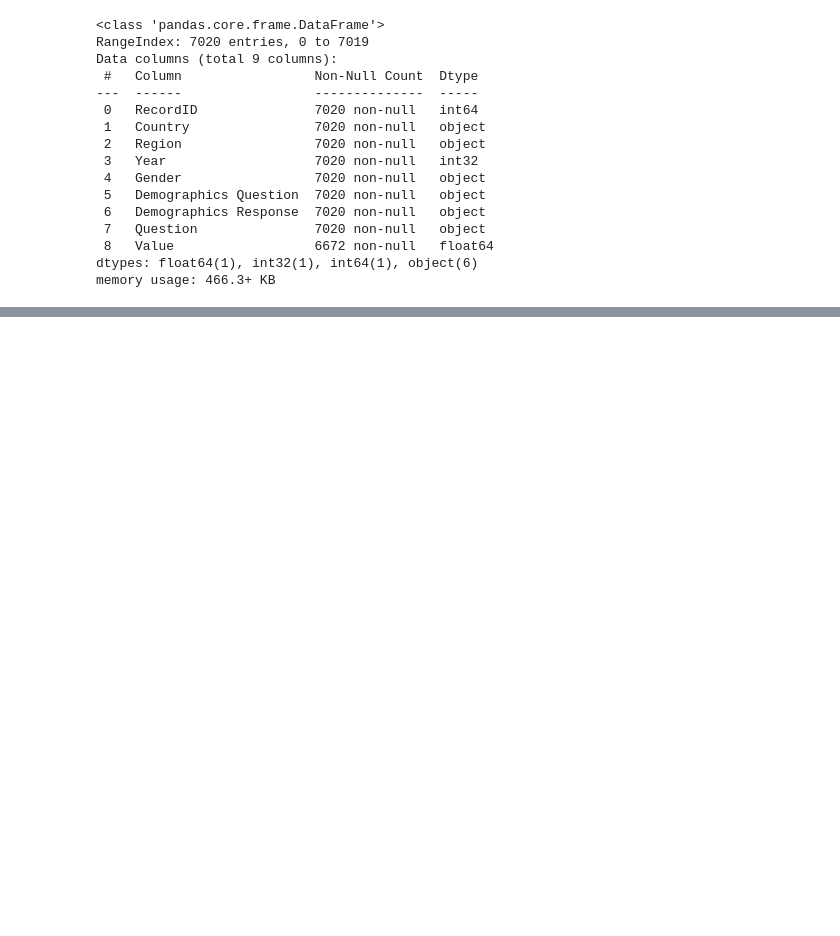
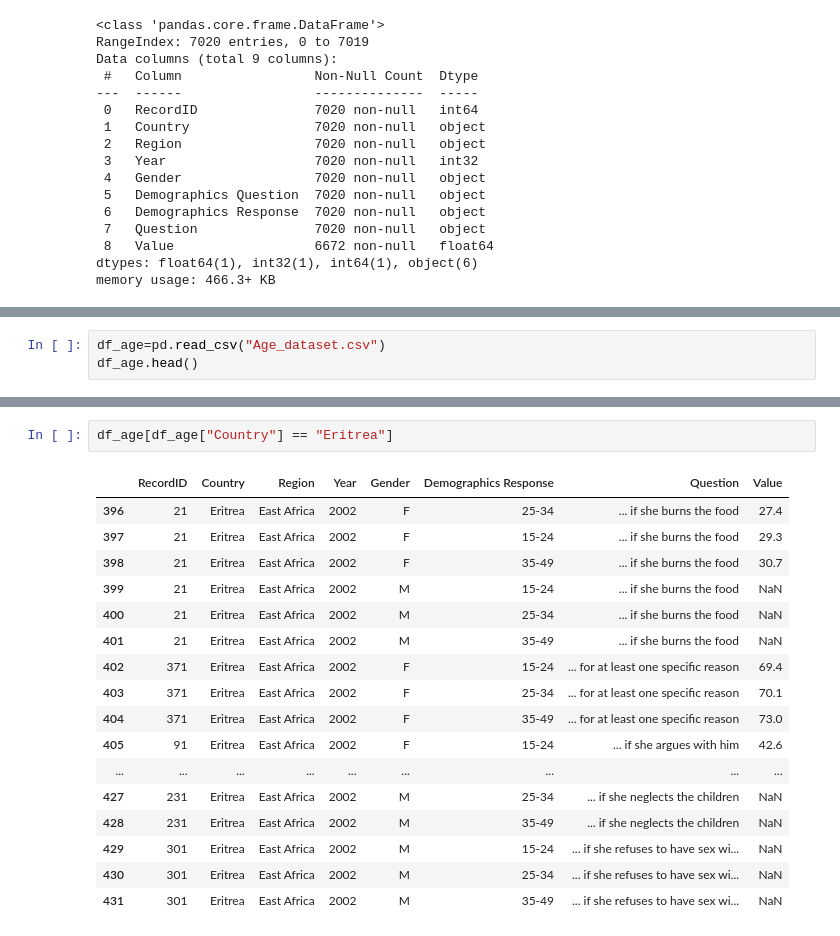
Before and after one commit to MaureenMbugua/Understanding_violence_against_women, a Jupyter notebook: Understanding_violence_against_women.ipynb, the cells around one changed output, grey strips where cells are left out. Saved outputs shown, nothing was run; the diff lists cells and outputs as text; blank space fills up the shorter version.

```diff
--- a/Understanding_violence_against_women.ipynb
+++ b/Understanding_violence_against_women.ipynb
@@ -470,0 +497,3 @@ array(['Higher', 'Secondary', 'Urban', 'Unemployed', 'Never married',
+# %%
+df_age=pd.read_csv("Age_dataset.csv")
+df_age.head()
@@ -470,0 +507,20 @@ array(['Higher', 'Secondary', 'Urban', 'Unemployed', 'Never married',
+# %%
+df_age[df_age["Country"] == "Eritrea"]
+# %% [output]
+|  | RecordID | Country | Region | Year | Gender | Demographics Response | Question | Value |
+| 396 | 21 | Eritrea | East Africa | 2002 | F | 25-34 | ... if she burns the food | 27.4 |
+| 397 | 21 | Eritrea | East Africa | 2002 | F | 15-24 | ... if she burns the food | 29.3 |
+| 398 | 21 | Eritrea | East Africa | 2002 | F | 35-49 | ... if she burns the food | 30.7 |
+| 399 | 21 | Eritrea | East Africa | 2002 | M | 15-24 | ... if she burns the food | NaN |
+| 400 | 21 | Eritrea | East Africa | 2002 | M | 25-34 | ... if she burns the food | NaN |
+| 401 | 21 | Eritrea | East Africa | 2002 | M | 35-49 | ... if she burns the food | NaN |
+| 402 | 371 | Eritrea | East Africa | 2002 | F | 15-24 | ... for at least one specific reason | 69.4 |
+| 403 | 371 | Eritrea | East Africa | 2002 | F | 25-34 | ... for at least one specific reason | 70.1 |
+| 404 | 371 | Eritrea | East Africa | 2002 | F | 35-49 | ... for at least one specific reason | 73.0 |
+| 405 | 91 | Eritrea | East Africa | 2002 | F | 15-24 | ... if she argues with him | 42.6 |
+| ... | ... | ... | ... | ... | ... | ... | ... | ... |
+| 427 | 231 | Eritrea | East Africa | 2002 | M | 25-34 | ... if she neglects the children | NaN |
+| 428 | 231 | Eritrea | East Africa | 2002 | M | 35-49 | ... if she neglects the children | NaN |
+| 429 | 301 | Eritrea | East Africa | 2002 | M | 15-24 | ... if she refuses to have sex wi... | NaN |
+| 430 | 301 | Eritrea | East Africa | 2002 | M | 25-34 | ... if she refuses to have sex wi... | NaN |
+| 431 | 301 | Eritrea | East Africa | 2002 | M | 35-49 | ... if she refuses to have sex wi... | NaN |
```
Also changed, not shown: parts of 15 cells of this notebook, 2 other files.
